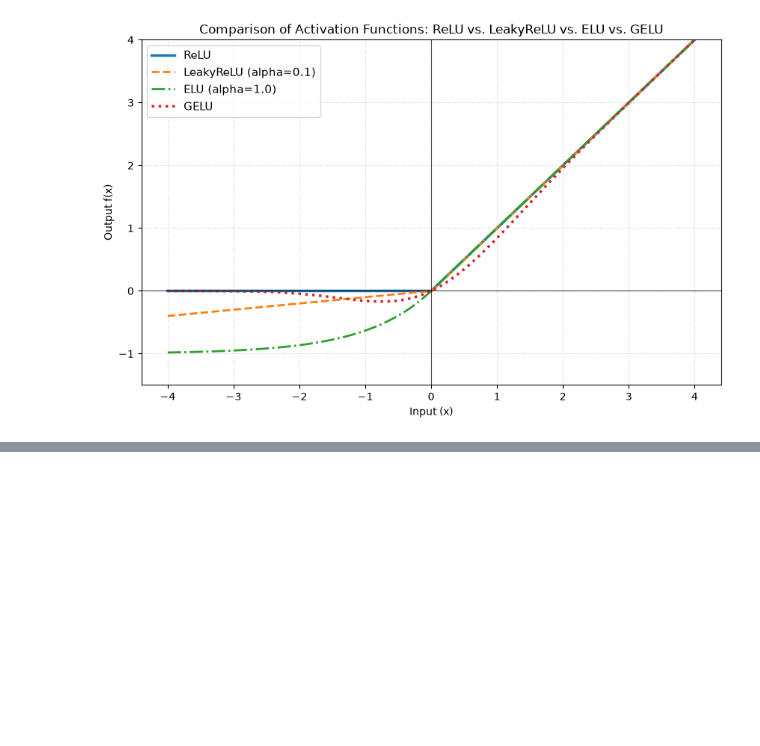
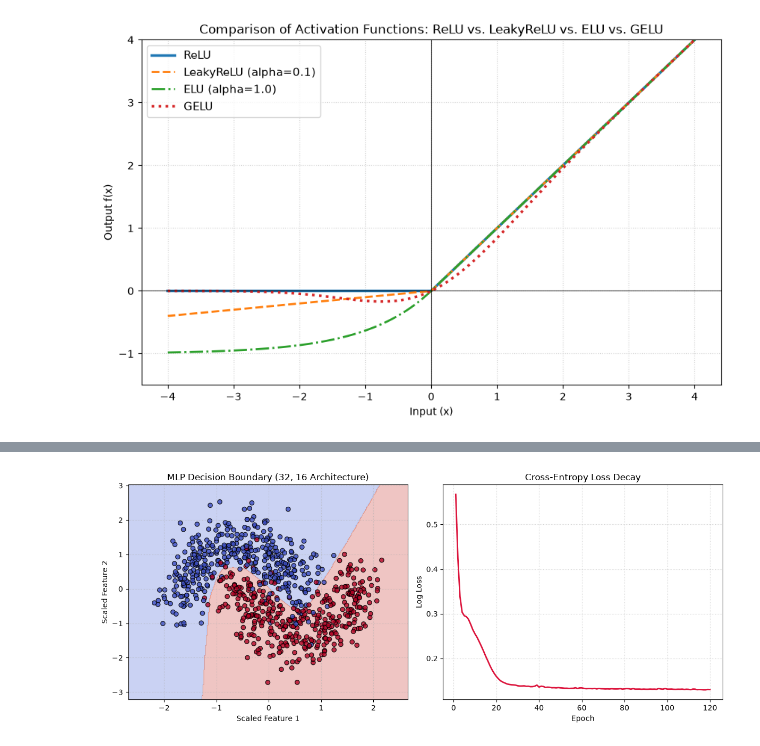
Before and after one commit to mylo2202/fsb-mle, a Jupyter notebook: session5/notebook.ipynb, the cells around one changed output, grey strips where cells are left out. Saved outputs shown, nothing was run; the diff lists cells and outputs as text; code cells hidden in the pictures; blank space fills up the shorter version.

```diff
--- a/session5/notebook.ipynb
+++ b/session5/notebook.ipynb
@@ -201,0 +204,87 @@ plt.show()
+# %%
+import numpy as np
+import matplotlib.pyplot as plt
+from sklearn.datasets import make_moons
+from sklearn.neural_network import MLPClassifier
+from sklearn.preprocessing import StandardScaler
+from sklearn.metrics import log_loss, accuracy_score
+
+# 1. Generate non-linear interlocking moons with randomness/noise
+X, y = make_moons(
+    n_samples=800,
+    noise=0.25,        # Adds random Gaussian dispersion
+    random_state=42
+)
+
+# 2. Scale features (CRITICAL for neural network convergence)
+scaler = StandardScaler()
+X_scaled = scaler.fit_transform(X)
+
+# 3. Initialize MLPClassifier
+# Architecture: 2 hidden layers with 32 and 16 neurons
+mlp = MLPClassifier(
+    hidden_layer_sizes=(32, 16),
+    activation='relu',
+    solver='adam',
+    learning_rate_init=0.01,
+    random_state=42
+)
+
+# 4. Train across epochs using partial_fit
+epochs = 120
+classes = np.unique(y)
+loss_curve = []
+accuracy_curve = []
+
+for epoch in range(epochs):
+    # Shuffle each epoch for stochastic minibatch updates
+    indices = np.random.permutation(len(X_scaled))
+    X_shuffled = X_scaled[indices]
+    y_shuffled = y[indices]
+
+    # partial_fit updates weights incrementally
+    mlp.partial_fit(X_shuffled, y_shuffled, classes=classes)
+
+    # Evaluate performance
+    probs = mlp.predict_proba(X_scaled)
+    preds = mlp.predict(X_scaled)
+
+    loss_curve.append(log_loss(y, probs))
+    accuracy_curve.append(accuracy_score(y, preds))
+
+# 5. Visualizations
+# fig, (ax1, ax2, ax3) = plt.subplots(1, 3, figsize=(18, 5))
+fig, (ax1, ax2) = plt.subplots(1, 2, figsize=(12, 5))
+
+# Plot 1: Non-Linear Decision Boundary
+x_min, x_max = X_scaled[:, 0].min() - 0.5, X_scaled[:, 0].max() + 0.5
+y_min, y_max = X_scaled[:, 1].min() - 0.5, X_scaled[:, 1].max() + 0.5
+xx, yy = np.meshgrid(np.linspace(x_min, x_max, 300), np.linspace(y_min, y_max, 300))
+
+Z = mlp.predict(np.c_[xx.ravel(), yy.ravel()]).reshape(xx.shape)
+
+ax1.contourf(xx, yy, Z, alpha=0.3, cmap=plt.cm.coolwarm)
+ax1.scatter(X_scaled[:, 0], X_scaled[:, 1], c=y, cmap=plt.cm.coolwarm, edgecolors='k', alpha=0.8)
+ax1.set_title("MLP Decision Boundary (32, 16 Architecture)")
+ax1.set_xlabel("Scaled Feature 1")
+ax1.set_ylabel("Scaled Feature 2")
+ax1.grid(True, linestyle=':', alpha=0.6)
+
+# Plot 2: Cross-Entropy Loss Curve
+ax2.plot(range(1, epochs + 1), loss_curve, color='crimson', linewidth=2)
+ax2.set_title("Cross-Entropy Loss Decay")
+ax2.set_xlabel("Epoch")
+ax2.set_ylabel("Log Loss")
+ax2.grid(True, linestyle=':', alpha=0.6)
+
+# # Plot 3: Accuracy Curve
+# ax3.plot(range(1, epochs + 1), accuracy_curve, color='forestgreen', linewidth=2)
+# ax3.set_title("Training Accuracy Curve")
+# ax3.set_xlabel("Epoch")
+# ax3.set_ylabel("Accuracy")
+# ax3.grid(True, linestyle=':', alpha=0.6)
+
+plt.tight_layout()
+plt.show()
+# %% [output]
+[figure, added]
```
Also changed, not shown: parts of 1 cell of this notebook.
